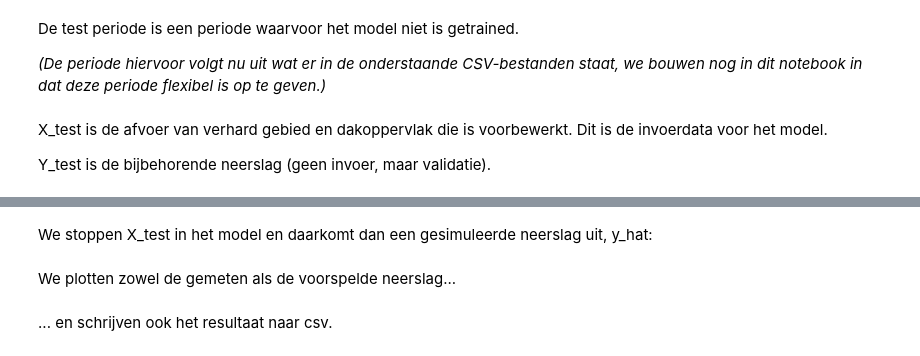
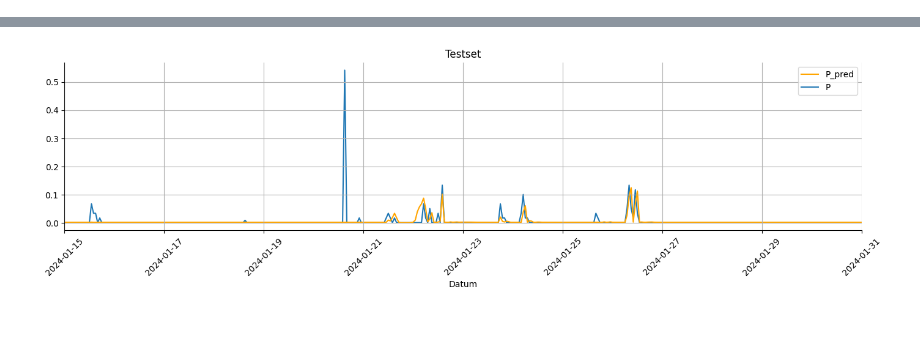
Before and after one commit to HKV-products-services/drinkwaterwinning-bleijerheide, a Jupyter notebook: run_model.ipynb, the cells around one changed output, grey strips where cells are left out. Drawn from its saved outputs; the diff is of its cells as text; code cells hidden in the pictures; blank space fills up the shorter version.

Commit message:
added validation set and plots

```diff
--- a/run_model.ipynb
+++ b/run_model.ipynb
@@ -15,11 +15,18 @@ Nu laden we het getrainde model in:
+# %%
+def plot_resultaat(observation, prediction, path=None, title=None):
+    fig, ax = plt.subplots(1,1,figsize=(14,4))
+    ax.plot(prediction.index, prediction['P_pred'], 'orange', linestyle='-', zorder=1, label='P_pred')
+    ax.plot(observation.index, observation['P'], zorder=0, label='P')
+    plt.xlabel('Datum')
+    plt.legend()
+    plt.grid(True)
+    ax.set_xlim(prediction.index[0], prediction.index[-1])
+    plt.gca().spines['top'].set_visible(False)
+    plt.gca().spines['right'].set_visible(False)
+    plt.xticks(rotation=45)
+    plt.tight_layout()
+    plt.title(title)
+    plt.savefig(path, dpi=100, transparent=False)
 # %%
-model = tf.keras.models.load_model('./model')
+# inladen model
+model = tf.keras.models.load_model('model_nieuw/model.h5')
-# %% [markdown]
-De test periode is een periode waarvoor het model niet is getrained.
-
-*(De periode hiervoor volgt nu uit wat er in de onderstaande CSV-bestanden staat, we bouwen nog in dit notebook in dat deze periode flexibel is op te geven.)*
-# %% [markdown]
-X_test is de afvoer van verhard gebied en dakoppervlak die is voorbewerkt.
-Dit is de invoerdata voor het model.
-
-Y_test is de bijbehorende neerslag (geen invoer, maar validatie).
@@ -28,3 +33,14 @@ os.getcwd()
 # %%
+# inladen features
 X_test = pd.read_csv('data/X_test_scaled_new.csv', index_col=0, parse_dates=True)
-Y_test = pd.read_csv('data/Y_test_new.csv', index_col=0, parse_dates=True).rename(columns={'P':'P_meting'}, inplace=False)
+
+# inladen target
+Y_test = pd.read_csv('data/Y_test_new.csv', index_col=0, parse_dates=True)
+
+# maak voorspelling
+y_test_hat = pd.DataFrame(index=X_test.index, data=model.predict(X_test), columns=['P_pred'])
+y_test_hat[y_test_hat['P_pred'] < 0] = 0
+
+# plot
+plot_resultaat(Y_test, y_test_hat, path='resultaat_testset.png', title="Testset")
+# %% [output]
@@ -31,2 +48 @@ Y_test = pd.read_csv('data/Y_test_new.csv', index_col=0, parse_dates=True).renam
+[figure, added]
-# %% [markdown]
-We stoppen X_test in het model en daarkomt dan een gesimuleerde neerslag uit, y_hat:
@@ -54,2 +48,0 @@ def plot_resultaat(Y_test, y_hat, path=None):
-# %% [markdown]
-We plotten zowel de gemeten als de voorspelde neerslag...
@@ -58,2 +48,0 @@ plot_resultaat(Y_test, y_hat)
-# %% [markdown]
-... en schrijven ook het resultaat naar csv.
```
Also changed, not shown: parts of 14 cells of this notebook, 3 other files.
